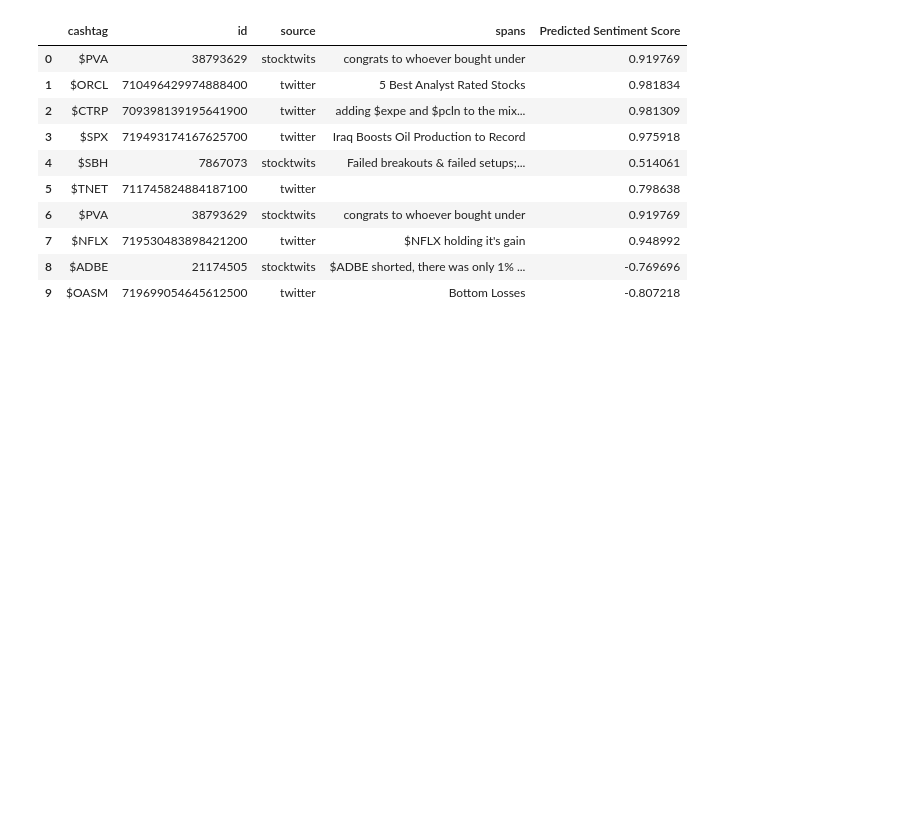
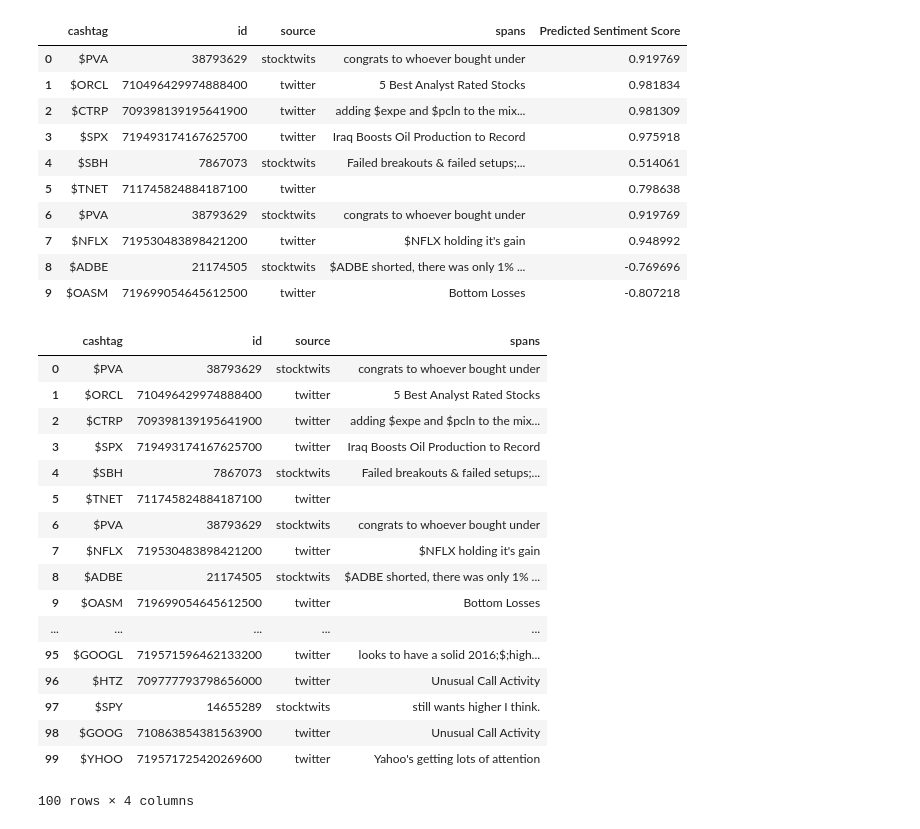
Before and after one commit to raksha592/Sentiment-Analysis-Midterm-Project, a Jupyter notebook: Subtask 1/Sentiment Analysis of Twitter data-training data.ipynb, the cells around one changed output. Cells and saved outputs as stored; diff of their text form; code cells hidden in the pictures; blank space fills up the shorter version.

```diff
--- a/Subtask 1/Sentiment Analysis of Twitter data-training data.ipynb
+++ b/Subtask 1/Sentiment Analysis of Twitter data-training data.ipynb
@@ -272,3 +272,24 @@ df2.head(10)
 | 9 | $OASM | 719699054645612500 | twitter | Bottom Losses | -0.807218 |
 # %%
 df2.to_csv('newTestData.csv',index=False)
+# %%
+df2
+# %% [output]
+|  | cashtag | id | source | spans |
+| 0 | $PVA | 38793629 | stocktwits | congrats to whoever bought under |
+| 1 | $ORCL | 710496429974888400 | twitter | 5 Best Analyst Rated Stocks |
+| 2 | $CTRP | 709398139195641900 | twitter | adding $expe and $pcln to the mix... |
+| 3 | $SPX | 719493174167625700 | twitter | Iraq Boosts Oil Production to Record |
+| 4 | $SBH | 7867073 | stocktwits | Failed breakouts & failed setups;... |
+| 5 | $TNET | 711745824884187100 | twitter |  |
+| 6 | $PVA | 38793629 | stocktwits | congrats to whoever bought under |
+| 7 | $NFLX | 719530483898421200 | twitter | $NFLX holding it's gain |
+| 8 | $ADBE | 21174505 | stocktwits | $ADBE shorted, there was only 1% ... |
+| 9 | $OASM | 719699054645612500 | twitter | Bottom Losses |
+| ... | ... | ... | ... | ... |
+| 95 | $GOOGL | 719571596462133200 | twitter | looks to have a solid 2016;$;high... |
+| 96 | $HTZ | 709777793798656000 | twitter | Unusual Call Activity |
+| 97 | $SPY | 14655289 | stocktwits | still wants higher I think. |
+| 98 | $GOOG | 710863854381563900 | twitter | Unusual Call Activity |
+| 99 | $YHOO | 719571725420269600 | twitter | Yahoo's getting lots of attention |
+100 rows × 4 columns
```
Also changed, not shown: parts of 6 cells of this notebook, 3 other files.
